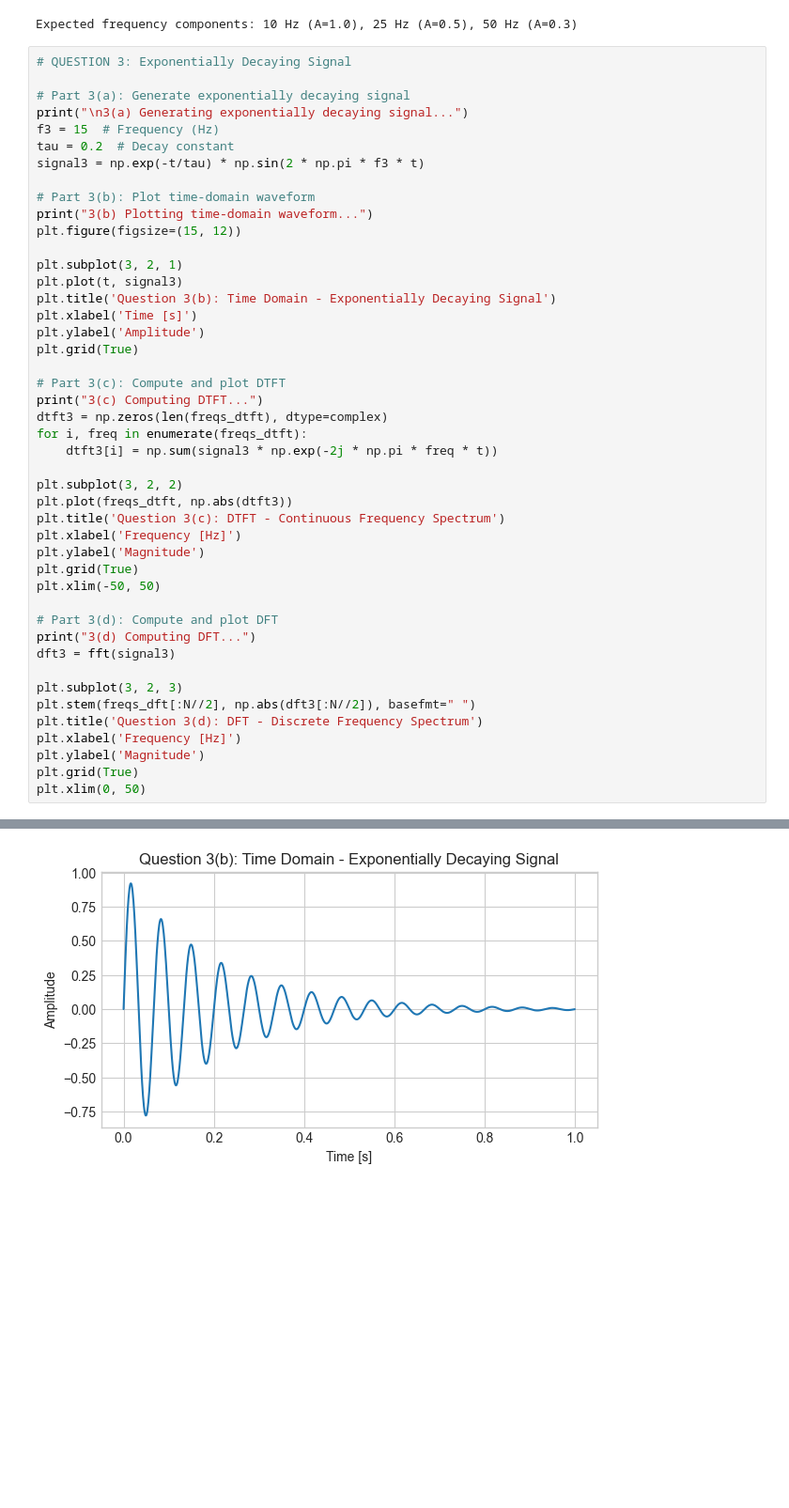
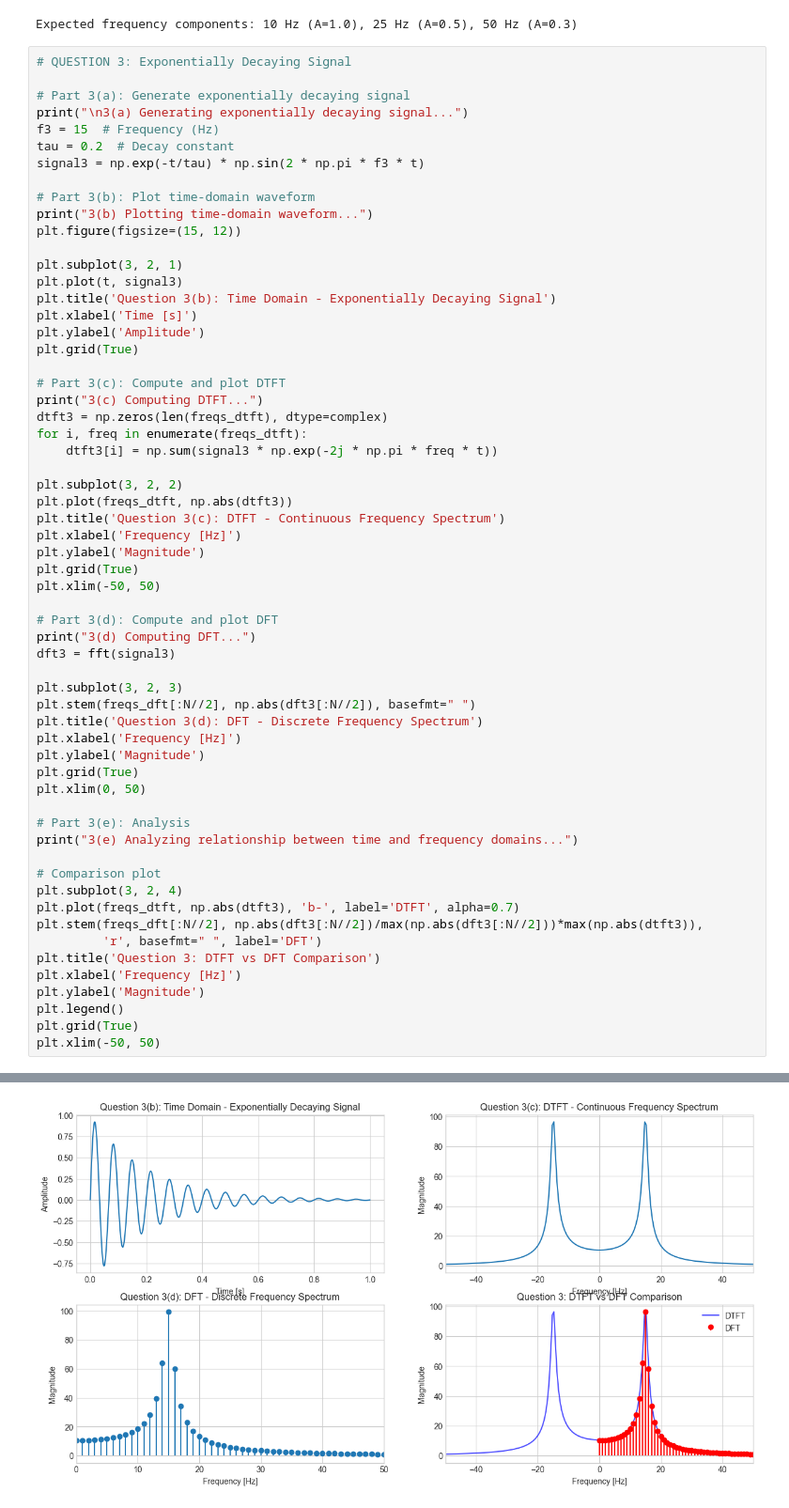
Before and after one commit to Abhijith-E/SPR-lab-2448503, a Jupyter notebook: Lab2.ipynb, the cells around one changed output, grey strips where cells are left out. Shown: that part at 94% size. Cells and saved outputs as stored; diff of their text form; blank space fills up the shorter version.

Commit message:
added combined plot comparing DTFT and DFT of the exponentially decaying signal for time-frequency analysis

```diff
--- a/Lab2.ipynb
+++ b/Lab2.ipynb
@@ -201,6 +201,21 @@ plt.xlabel('Frequency [Hz]')
 plt.ylabel('Magnitude')
 plt.grid(True)
 plt.xlim(0, 50)
+
+# Part 3(e): Analysis
+print("3(e) Analyzing relationship between time and frequency domains...")
+
+# Comparison plot
+plt.subplot(3, 2, 4)
+plt.plot(freqs_dtft, np.abs(dtft3), 'b-', label='DTFT', alpha=0.7)
+plt.stem(freqs_dft[:N//2], np.abs(dft3[:N//2])/max(np.abs(dft3[:N//2]))*max(np.abs(dtft3)),
+         'r', basefmt=" ", label='DFT')
+plt.title('Question 3: DTFT vs DFT Comparison')
+plt.xlabel('Frequency [Hz]')
+plt.ylabel('Magnitude')
+plt.legend()
+plt.grid(True)
+plt.xlim(-50, 50)
 # %% [output]
 3(a) Generating exponentially decaying signal...
 3(b) Plotting time-domain waveform...
@@ -207 +226 @@ plt.xlim(0, 50)
-[figure, old version]
+[figure, new version]
```
Also changed, not shown: parts of 1 cell of this notebook.
